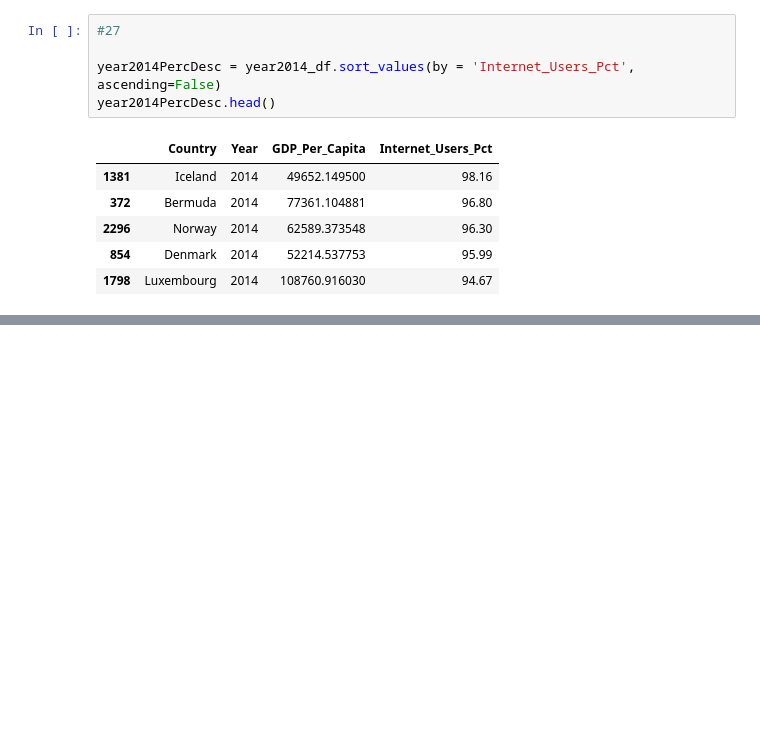
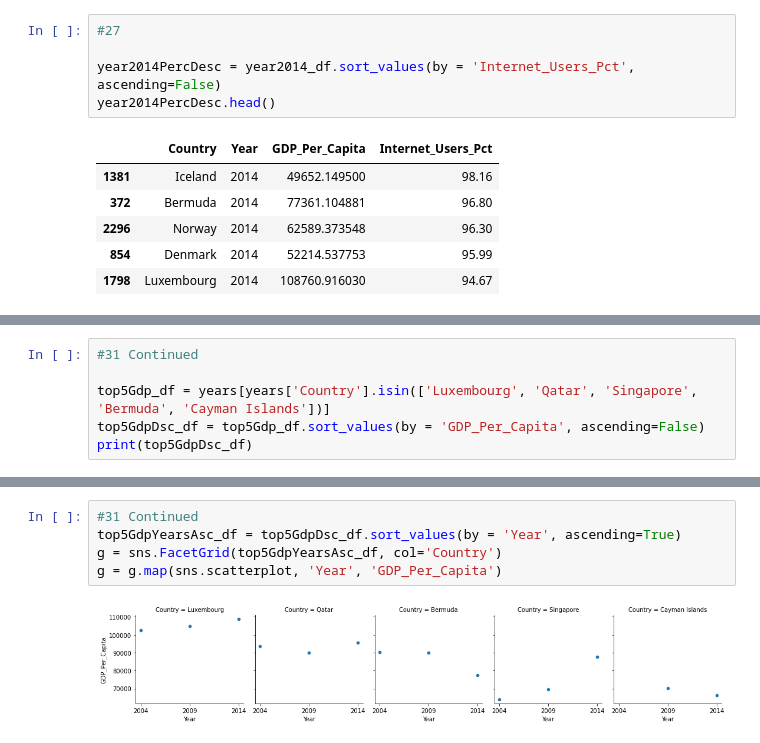
Before and after one commit to NSS-Data-Analytics-Cohort-6/gdp-and-internet-usage-jrthompson25, a Jupyter notebook: Notebooks/GDP_UN_Project.ipynb, the cells around one changed output, grey strips where cells are left out. Saved outputs shown, nothing was run; the diff lists cells and outputs as text; blank space fills up the shorter version.

```diff
--- a/Notebooks/GDP_UN_Project.ipynb
+++ b/Notebooks/GDP_UN_Project.ipynb
@@ -349,0 +418,6 @@ top_5_internet_df = years.loc[['Iceland', 'Bermuda', 'Norway', 'Denmark', 'Luxem
+# %%
+#31 Continued
+
+top5Gdp_df = years[years['Country'].isin(['Luxembourg', 'Qatar', 'Singapore', 'Bermuda', 'Cayman Islands'])]
+top5GdpDsc_df = top5Gdp_df.sort_values(by = 'GDP_Per_Capita', ascending=False)
+print(top5GdpDsc_df)
@@ -349,0 +440,7 @@ top_5_internet_df = years.loc[['Iceland', 'Bermuda', 'Norway', 'Denmark', 'Luxem
+# %%
+#31 Continued
+top5GdpYearsAsc_df = top5GdpDsc_df.sort_values(by = 'Year', ascending=True)
+g = sns.FacetGrid(top5GdpYearsAsc_df, col='Country')
+g = g.map(sns.scatterplot, 'Year', 'GDP_Per_Capita')
+# %% [output]
+[figure, added]
```
Also changed, not shown: parts of 8 cells of this notebook.
